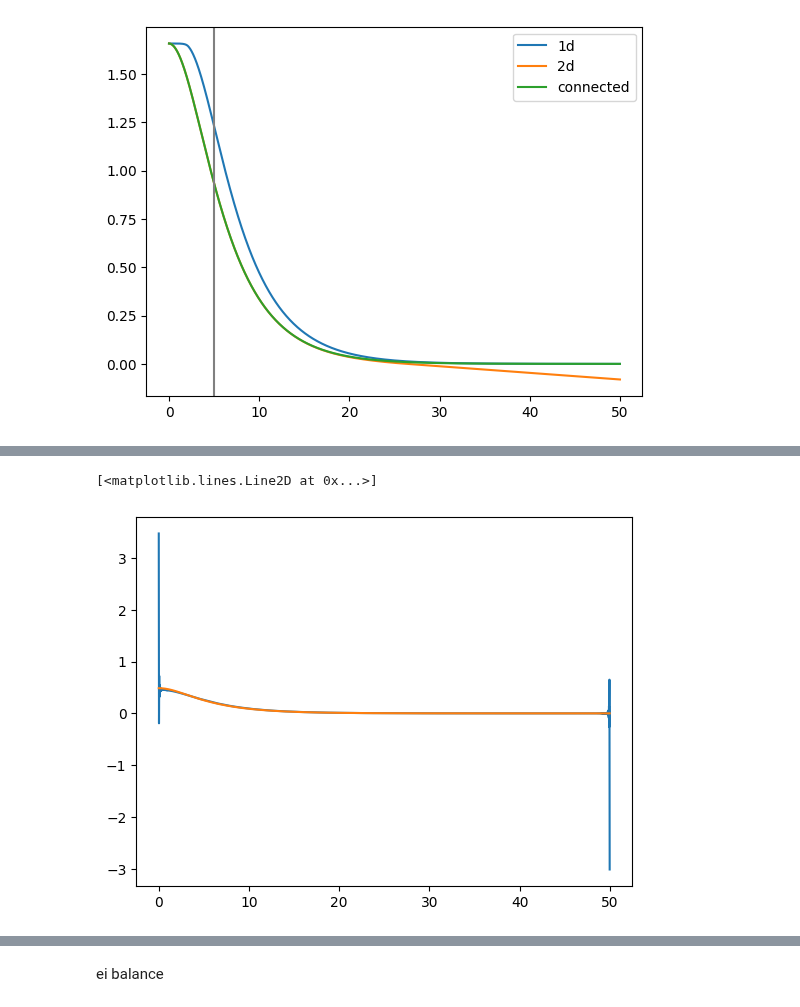
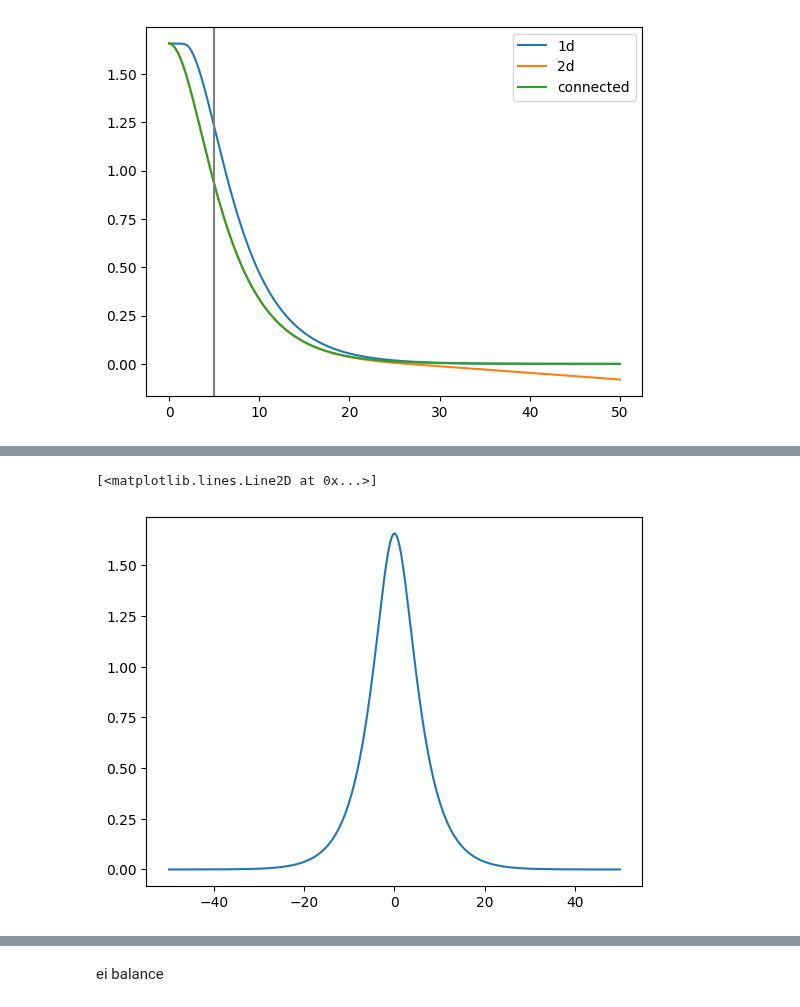
Before and after one commit to zhaoz0314/random-EI, a Jupyter notebook: pseudospatial/predictions.ipynb, the cells around one changed output, grey strips where cells are left out. Cells and saved outputs as stored; diff of their text form; code cells hidden in the pictures.

```diff
--- a/pseudospatial/predictions.ipynb
+++ b/pseudospatial/predictions.ipynb
@@ -19,16 +50,16 @@ def num_integral_fct(num_function, resolution):
 # %%
 interval_len = 10
 long_interval_len = 10 * interval_len
-resolution = 100#300
+x_resolution = 100#300
 
-zero_idx = int(interval_len / 2 * resolution)
-idx_s = jnp.arange(interval_len * resolution)
-x_s = idx_s / resolution - interval_len / 2
+zero_idx = int(interval_len / 2 * x_resolution)
+x_idx_s = jnp.arange(interval_len * x_resolution)
+x_s = x_idx_s / x_resolution - interval_len / 2
 
 std_gau_s = 1/jnp.sqrt(2*jnp.pi) * jnp.exp(- x_s ** 2 /2)
 def std_gau_fct(x):
   return(jnp.interp(x, x_s, std_gau_s, left = "extrapolate", right = "extrapolate"))
-tanh_itg_s = num_primitive_fct(jnp.tanh(x_s), zero_idx, resolution)
+tanh_itg_s = num_primitive_fct(jnp.tanh(x_s), zero_idx, x_resolution)
 def tanh_itg_fct(x):
   return(jnp.interp(x, x_s, tanh_itg_s, left = "extrapolate", right = "extrapolate"))
 # %%
@@ -66,10 +97,10 @@ plt.axvline(x = init_acov, color = 'gray')
 <matplotlib.lines.Line2D at 0x...>
 [figure]
 # %%
-acov_resolution = 100
+acov_step_n = x_resolution#100
 
-acov_idx_s = jnp.arange(acov_resolution + 1)
-acov_s = acov_idx_s / acov_resolution * init_acov
+acov_x_idx_s = jnp.arange(acov_step_n + 1)
+acov_s = acov_x_idx_s / acov_step_n * init_acov
 
 # # phi(g h)
 # potential_s_1 = -(acov_s ** 2 / 2)
@@ -77,12 +108,12 @@ acov_s = acov_idx_s / acov_resolution * init_acov
 #     num_integral_fct(tanh_itg_fct(unscaled_std * jnp.expand_dims(x_s, (0, 1)) * jnp.sqrt(init_acov - jnp.expand_dims(acov_s, (1, 2)))
 #                                   + unscaled_std * jnp.expand_dims(x_s, (0, 2)) * jnp.sqrt(jnp.expand_dims(acov_s, (1, 2))))
 #                  * jnp.expand_dims(std_gau_fct(x_s), (0, 1)),
-#                  resolution) ** 2
+#                  x_resolution) ** 2
 #     * jnp.expand_dims(std_gau_fct(x_s), 0),
-#     resolution) / unscaled_std ** 2
+#     x_resolution) / unscaled_std ** 2
 # potential_s_3 = -num_integral_fct(tanh_itg_fct(unscaled_std * x_s * jnp.sqrt(init_acov))
 #                                * std_gau_fct(x_s),
-#                                      resolution) **2 / unscaled_std ** 2
+#                                      x_resolution) **2 / unscaled_std ** 2
 
 # g phi(h)
 potential_s_1 = -(acov_s ** 2 / 2)
@@ -90,12 +121,12 @@ potential_s_2 = num_integral_fct(
     num_integral_fct(tanh_itg_fct(jnp.expand_dims(x_s, (0, 1)) * jnp.sqrt(init_acov - jnp.expand_dims(acov_s, (1, 2)))
                                         + jnp.expand_dims(x_s, (0, 2)) * jnp.sqrt(jnp.expand_dims(acov_s, (1, 2))))
                  * jnp.expand_dims(std_gau_fct(x_s), (0, 1)),
-                 resolution) ** 2
+                 x_resolution) ** 2
     * jnp.expand_dims(std_gau_fct(x_s), 0),
-    resolution) * unscaled_std ** 2
+    x_resolution) * unscaled_std ** 2
 potential_s_3 = -num_integral_fct(tanh_itg_fct(x_s * jnp.sqrt(init_acov))
                                * std_gau_fct(x_s),
-                                     resolution) **2 * unscaled_std ** 2
+                                     x_resolution) **2 * unscaled_std ** 2
 
 potential_s = potential_s_1 + potential_s_2 + potential_s_3
 potential_s = potential_s - potential_s[0]
@@ -229,13 +223,11 @@ plt.plot(traj_c)
-# %%
-# acov_r
-ft_n = sim_interval_1d[1] * sim_resolution
-rft_n = jnp.ceil((ft_n + 1)/2).astype(int)
-acov_tau_s = jnp.arange(ft_n)/sim_resolution
-
-plt.plot(acov_tau_s, jnp.fft.irfft(jnp.fft.rfft(traj_c)
-                                   * (1+ (jnp.arange(rft_n) * 2 * jnp.pi / rft_n)**2)
-                                   / unscaled_std ** 2))
-plt.plot(acov_tau_s, jnp.interp(traj_c, acov_s, -force_s_2 / unscaled_std ** 2, left = 0))
-# %% [output]
-[<matplotlib.lines.Line2D at 0x...>]
-[figure, removed]
+# %%
+def mirror(traj, transformation = lambda x:x):
+  return(jnp.concatenate([transformation(traj[..., 1:][..., ::-1]),
+                          traj], axis = -1))
+
+acov_traj_full = mirror(acov_traj_c)
+acov_lag_s_full = mirror(acov_lag_s, lambda x:-x)
+plt.plot(acov_lag_s_full, acov_traj_full)
+# %% [output]
+[<matplotlib.lines.Line2D at 0x...>]
+[figure, added]
```
Also changed, not shown: parts of 18 cells of this notebook.
